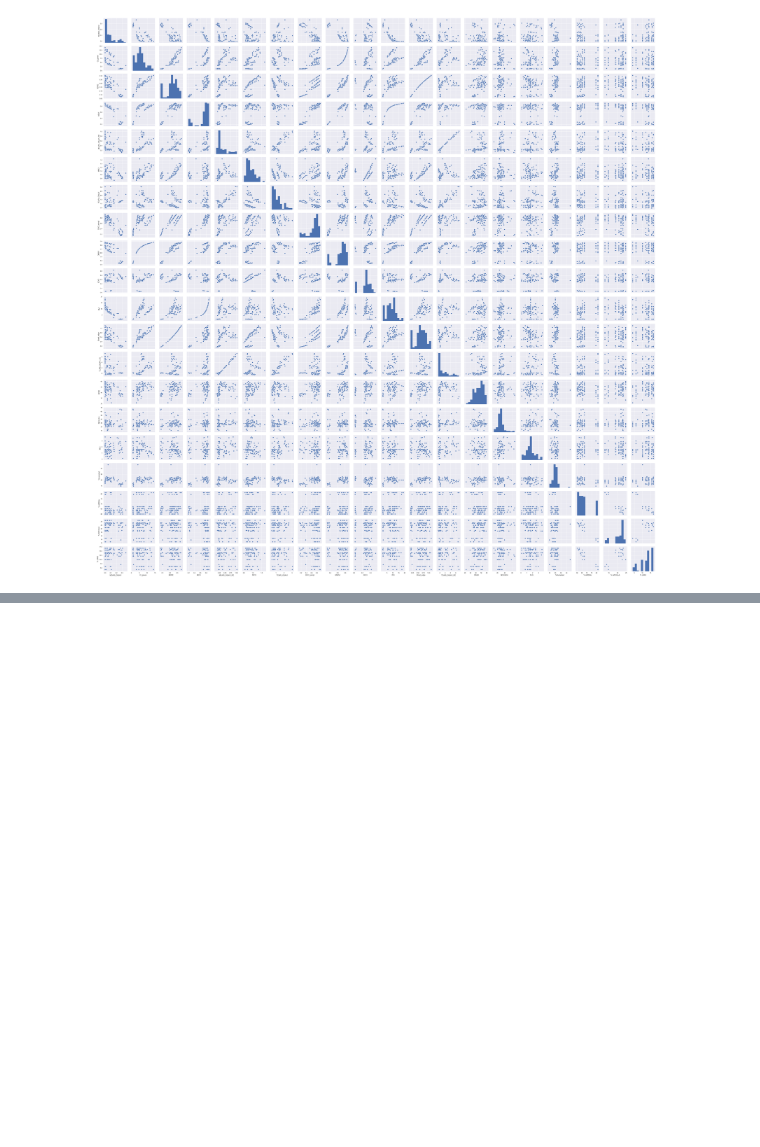
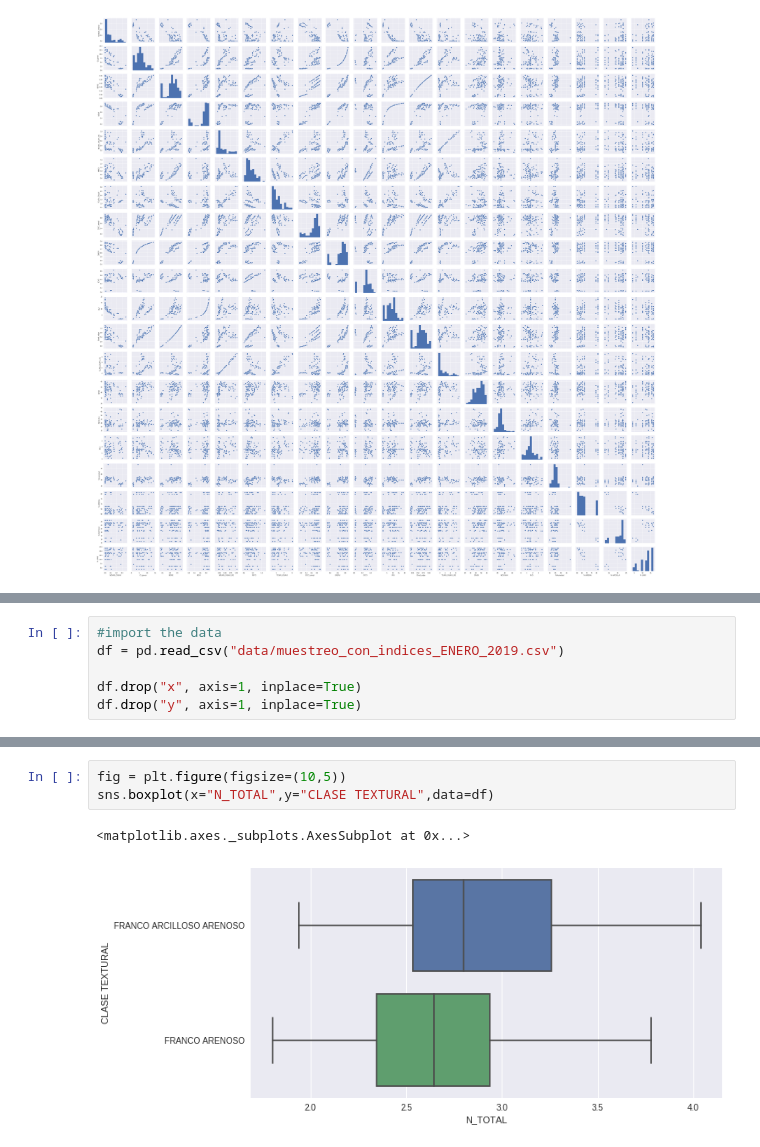
Before and after one commit to jorgemauricio/random_forest, a Jupyter notebook: Random_Forest_sin_fosforo_altura_x_y.ipynb, the cells around one changed output, grey strips where cells are left out. Saved outputs shown, nothing was run; the diff lists cells and outputs as text; blank space fills up the shorter version.

```diff
--- a/Random_Forest_sin_fosforo_altura_x_y.ipynb
+++ b/Random_Forest_sin_fosforo_altura_x_y.ipynb
@@ -659,0 +682,6 @@ RVI             3.569053e-02
+# %%
+#import the data
+df = pd.read_csv("data/muestreo_con_indices_ENERO_2019.csv")
+
+df.drop("x", axis=1, inplace=True)
+df.drop("y", axis=1, inplace=True)
@@ -659,0 +697,6 @@ RVI             3.569053e-02
+# %%
+fig = plt.figure(figsize=(10,5))
+sns.boxplot(x="N_TOTAL",y="CLASE TEXTURAL",data=df)
+# %% [output]
+<matplotlib.axes._subplots.AxesSubplot at 0x...>
+[figure, added]
```
Also changed, not shown: parts of 20 cells of this notebook, 5 other files.
